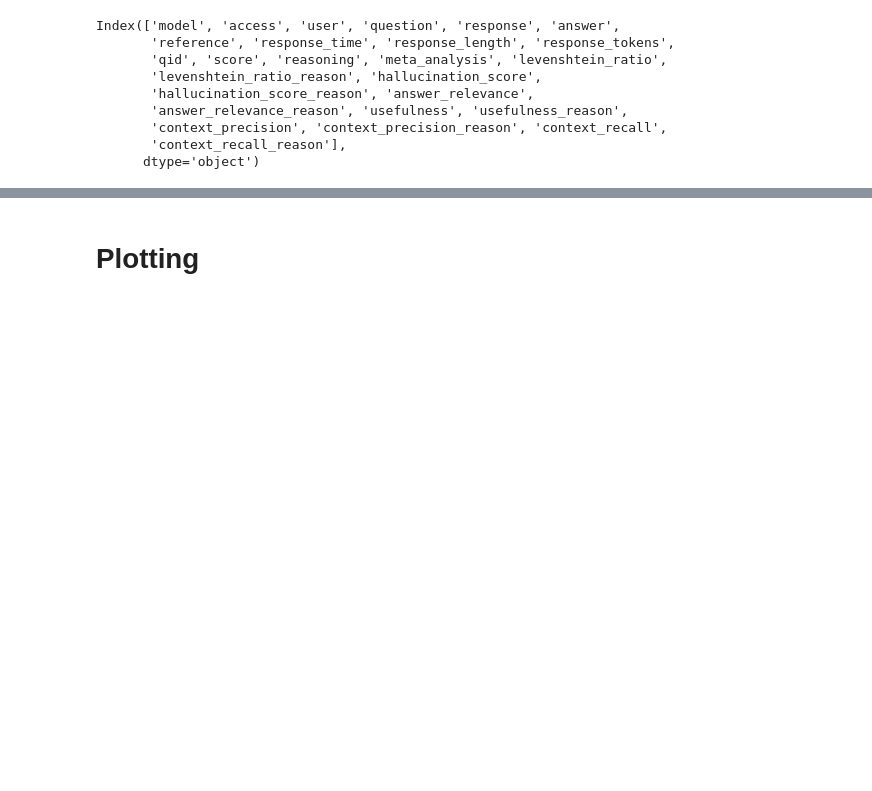
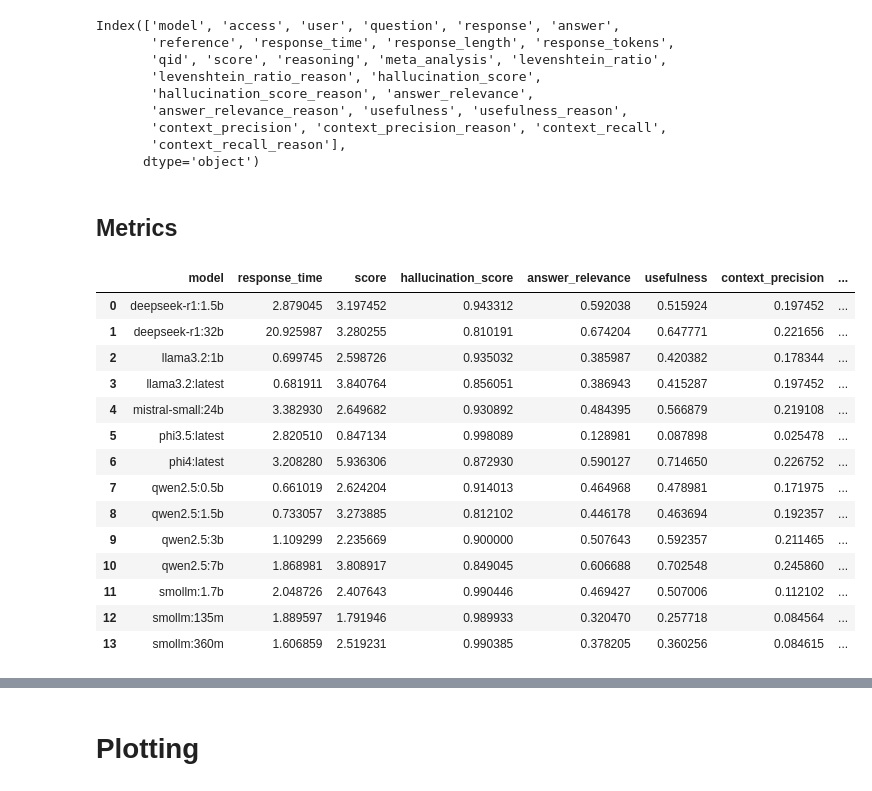
Before and after one commit to maxistaebler/eKNOW_2025, a Jupyter notebook: notebooks/graphrag_response_evaluation_v2.ipynb, the cells around one changed output, grey strips where cells are left out. Saved outputs shown, nothing was run; the diff lists cells and outputs as text; code cells hidden in the pictures; blank space fills up the shorter version.

Commit message:
Ran complic OPIK Evaluation Successfully - Plots need to be adapted.

```diff
--- a/notebooks/graphrag_response_evaluation_v2.ipynb
+++ b/notebooks/graphrag_response_evaluation_v2.ipynb
@@ -304,3 +304,24 @@ Index(['model', 'access', 'user', 'question', 'response', 'answer',
        'context_precision', 'context_precision_reason', 'context_recall',
        'context_recall_reason'],
       dtype='object')
+# %% [markdown]
+## Metrics
+# %%
+metric_df = final_df_opik.groupby(['model'])[['response_time', 'score', 'hallucination_score', 'answer_relevance', 'usefulness', 'context_precision', 'context_recall']].mean().reset_index() #.to_csv('./results/model_metrics.csv', index = False)
+metric_df
+# %% [output]
+|  | model | response_time | score | hallucination_score | answer_relevance | usefulness | context_precision | ... |
+| 0 | deepseek-r1:1.5b | 2.879045 | 3.197452 | 0.943312 | 0.592038 | 0.515924 | 0.197452 | ... |
+| 1 | deepseek-r1:32b | 20.925987 | 3.280255 | 0.810191 | 0.674204 | 0.647771 | 0.221656 | ... |
+| 2 | llama3.2:1b | 0.699745 | 2.598726 | 0.935032 | 0.385987 | 0.420382 | 0.178344 | ... |
+| 3 | llama3.2:latest | 0.681911 | 3.840764 | 0.856051 | 0.386943 | 0.415287 | 0.197452 | ... |
+| 4 | mistral-small:24b | 3.382930 | 2.649682 | 0.930892 | 0.484395 | 0.566879 | 0.219108 | ... |
+| 5 | phi3.5:latest | 2.820510 | 0.847134 | 0.998089 | 0.128981 | 0.087898 | 0.025478 | ... |
+| 6 | phi4:latest | 3.208280 | 5.936306 | 0.872930 | 0.590127 | 0.714650 | 0.226752 | ... |
+| 7 | qwen2.5:0.5b | 0.661019 | 2.624204 | 0.914013 | 0.464968 | 0.478981 | 0.171975 | ... |
+| 8 | qwen2.5:1.5b | 0.733057 | 3.273885 | 0.812102 | 0.446178 | 0.463694 | 0.192357 | ... |
+| 9 | qwen2.5:3b | 1.109299 | 2.235669 | 0.900000 | 0.507643 | 0.592357 | 0.211465 | ... |
+| 10 | qwen2.5:7b | 1.868981 | 3.808917 | 0.849045 | 0.606688 | 0.702548 | 0.245860 | ... |
+| 11 | smollm:1.7b | 2.048726 | 2.407643 | 0.990446 | 0.469427 | 0.507006 | 0.112102 | ... |
+| 12 | smollm:135m | 1.889597 | 1.791946 | 0.989933 | 0.320470 | 0.257718 | 0.084564 | ... |
+| 13 | smollm:360m | 1.606859 | 2.519231 | 0.990385 | 0.378205 | 0.360256 | 0.084615 | ... |
```
Also changed, not shown: parts of 1 cell of this notebook, 1 other file.
